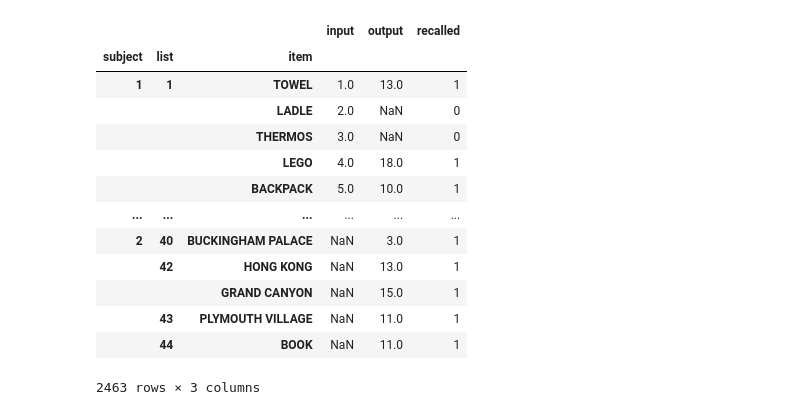
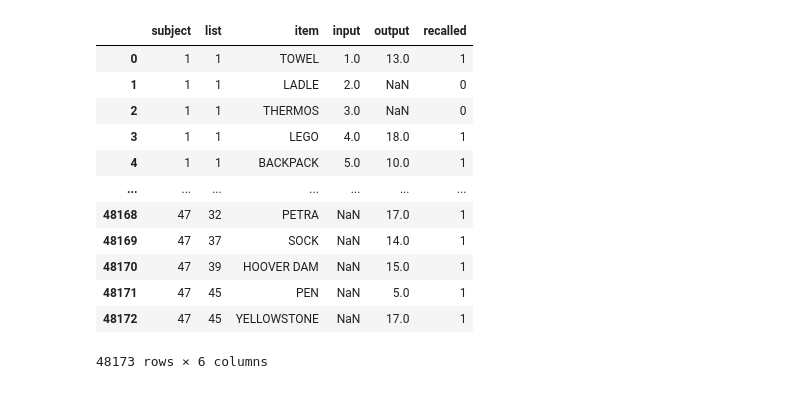
Before and after one commit to mortonne/psifr, a Jupyter notebook: jupyter/test_fr_raw.ipynb, the cells around one changed output. Cells and saved outputs as stored; diff of their text form; code cells hidden in the pictures.

Commit message:
prototype code for recall by list and input

```diff
--- a/jupyter/test_fr_raw.ipynb
+++ b/jupyter/test_fr_raw.ipynb
@@ -2,6 +2,7 @@
 import os
 import numpy as np
 import pandas as pd
+import seaborn as sns
 
 module_path = '/Users/morton/PycharmProjects/freerec'
-data_file = os.path.join(module_path, 'data', 'cfr_raw_data_subset.csv')
+data_file = os.path.join(module_path, 'data', 'cfr_raw_data.csv')
@@ -51,0 +9,4 @@ False
+# %%
+# read information about all trials
+df = pd.read_csv(data_file)
+df
@@ -52,4 +27,6 @@ False
 # %%
+# merge information from study and recall trials
 keys = ['subject', 'list', 'item']
-dfm = pd.merge(df.loc['study'].reset_index(), df.loc['recall'].reset_index(),
+dfm = pd.merge(df.loc[df['trial_type'] == 'study'][keys + ['position']],
+               df.loc[df['trial_type'] == 'recall'][keys + ['position']],
                left_on=keys, right_on=keys, how='outer')
@@ -102,18 +33,18 @@ dfi
 # %%
+dfi = dfm.rename(columns={'position_x': 'input', 'position_y': 'output'})
 dfi.loc[:, 'recalled'] = dfi['output'].notna().astype('int')
 dfi
 # %% [output]
-|  |  |  | input | output | recalled |
-| subject | list | item |  |  |  |
-| 1 | 1 | TOWEL | 1.0 | 13.0 | 1 |
-|  |  | LADLE | 2.0 | NaN | 0 |
-|  |  | THERMOS | 3.0 | NaN | 0 |
-|  |  | LEGO | 4.0 | 18.0 | 1 |
-|  |  | BACKPACK | 5.0 | 10.0 | 1 |
-| ... | ... | ... | ... | ... | ... |
-| 2 | 40 | BUCKINGHAM PALACE | NaN | 3.0 | 1 |
-|  | 42 | HONG KONG | NaN | 13.0 | 1 |
-|  |  | GRAND CANYON | NaN | 15.0 | 1 |
-|  | 43 | PLYMOUTH VILLAGE | NaN | 11.0 | 1 |
-|  | 44 | BOOK | NaN | 11.0 | 1 |
+|  | subject | list | item | input | output | recalled |
+| 0 | 1 | 1 | TOWEL | 1.0 | 13.0 | 1 |
+| 1 | 1 | 1 | LADLE | 2.0 | NaN | 0 |
+| 2 | 1 | 1 | THERMOS | 3.0 | NaN | 0 |
+| 3 | 1 | 1 | LEGO | 4.0 | 18.0 | 1 |
+| 4 | 1 | 1 | BACKPACK | 5.0 | 10.0 | 1 |
+| ... | ... | ... | ... | ... | ... | ... |
+| 48168 | 47 | 32 | PETRA | NaN | 17.0 | 1 |
+| 48169 | 47 | 37 | SOCK | NaN | 14.0 | 1 |
+| 48170 | 47 | 39 | HOOVER DAM | NaN | 15.0 | 1 |
+| 48171 | 47 | 45 | PEN | NaN | 5.0 | 1 |
+| 48172 | 47 | 45 | YELLOWSTONE | NaN | 17.0 | 1 |
-2463 rows × 3 columns
+48173 rows × 6 columns
```
Also changed, not shown: parts of 13 cells of this notebook.
